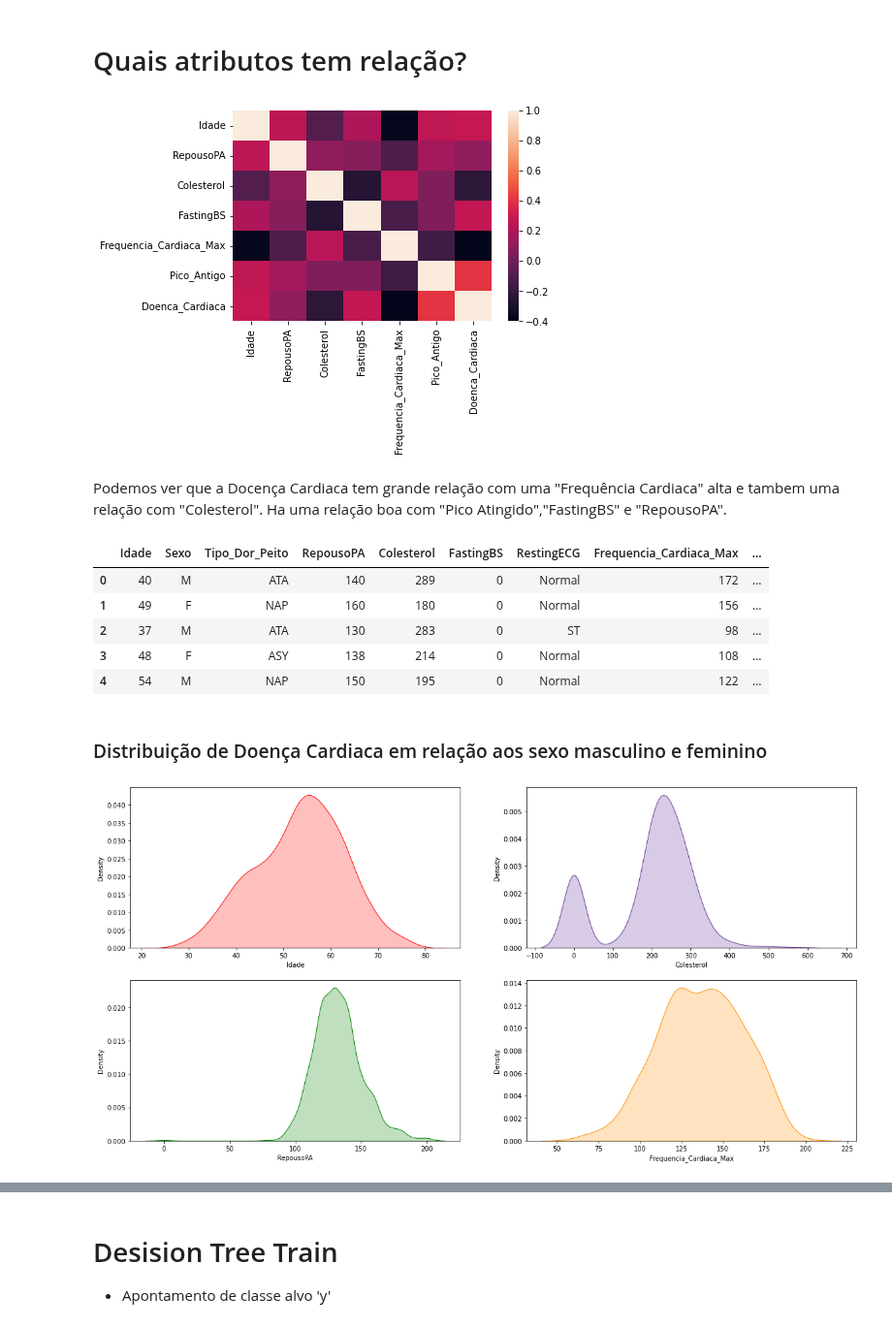
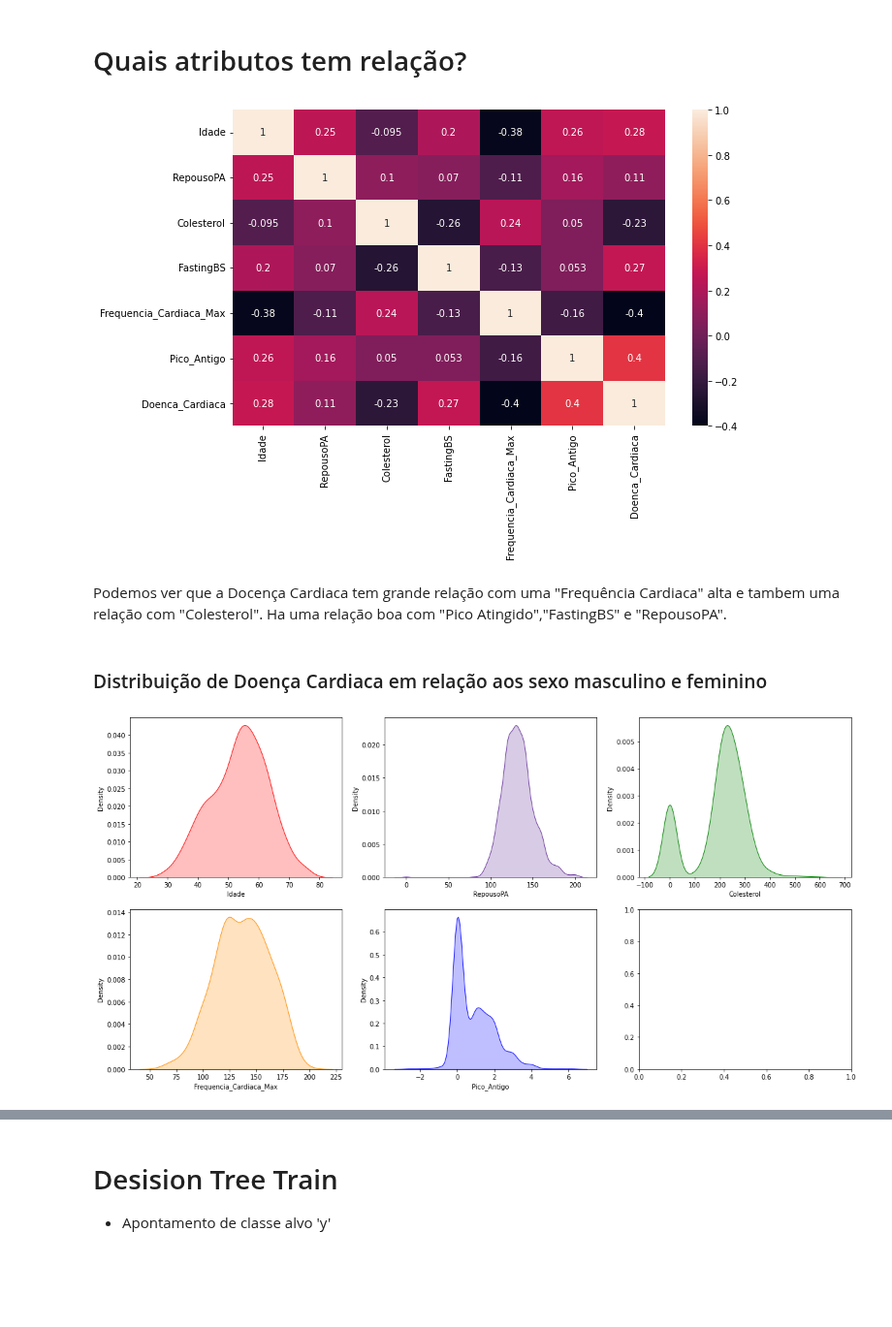
Before and after one commit to patrickpiccini/heart-failure-prediction, a Jupyter notebook: heart_failure_prediction.ipynb, the cells around one changed output, grey strips where cells are left out. Shown at 97% size. Cells and saved outputs as stored; diff of their text form; code cells hidden in the pictures; blank space fills up the shorter version.

```diff
--- a/heart_failure_prediction.ipynb
+++ b/heart_failure_prediction.ipynb
@@ -164,31 +173,23 @@ heart_df
 # %% [markdown]
 # Quais atributos tem relação?
 # %%
-# plt.figure(figsize=(12,8))
+plt.figure(figsize=(10,6))
 
-sns.heatmap(heart_df.corr())
+sns.heatmap(heart_df.corr(), annot=True)
 plt.show()
 # %% [output]
-[figure, old version]
+[figure, new version]
 # %% [markdown]
 Podemos ver que a Docença Cardiaca tem grande relação com uma "Frequência Cardiaca" alta e tambem uma relação com "Colesterol". Ha uma relação boa com "Pico Atingido","FastingBS" e "RepousoPA".
-# %%
-heart_df.head()
-# %% [output]
-|  | Idade | Sexo | Tipo_Dor_Peito | RepousoPA | Colesterol | FastingBS | RestingECG | Frequencia_Cardiaca_Max | ... |
-| 0 | 40 | M | ATA | 140 | 289 | 0 | Normal | 172 | ... |
-| 1 | 49 | F | NAP | 160 | 180 | 0 | Normal | 156 | ... |
-| 2 | 37 | M | ATA | 130 | 283 | 0 | ST | 98 | ... |
-| 3 | 48 | F | ASY | 138 | 214 | 0 | Normal | 108 | ... |
-| 4 | 54 | M | NAP | 150 | 195 | 0 | Normal | 122 | ... |
 # %% [markdown]
 ### Distribuição de Doença Cardiaca em relação aos sexo masculino e feminino
 # %%
-fig, axes = plt.subplots(2, 2, figsize=(20, 10))
-sns.kdeplot(heart_df['Idade'], ax = axes[0, 0], shade=True, color='r')
-sns.kdeplot(heart_df['Colesterol'], ax = axes[0, 1], shade=True, color='rebeccapurple')
-sns.kdeplot(heart_df['RepousoPA'], ax = axes[1, 0], shade=True, color='g')
-sns.kdeplot(heart_df['Frequencia_Cardiaca_Max'], ax = axes[1, 1], shade=True, color='darkorange')
+fig, axes = plt.subplots(2, 3, figsize=(20, 10))
+sns.kdeplot(heart_df['Idade'], ax = axes[0, 0] ,shade=True, color='r')
+sns.kdeplot(heart_df['RepousoPA'], ax = axes[0, 1], shade=True, color='rebeccapurple')
+sns.kdeplot(heart_df['Colesterol'], ax = axes[0, 2], shade=True, color='g')
+sns.kdeplot(heart_df['Frequencia_Cardiaca_Max'], ax = axes[1, 0], shade=True, color='darkorange')
+sns.kdeplot(heart_df['Pico_Antigo'], ax = axes[1, 1], shade=True, color='blue')
 plt.show()
 # %% [output]
-[figure, old version]
+[figure, new version]
```
Also changed, not shown: parts of 7 cells of this notebook.
